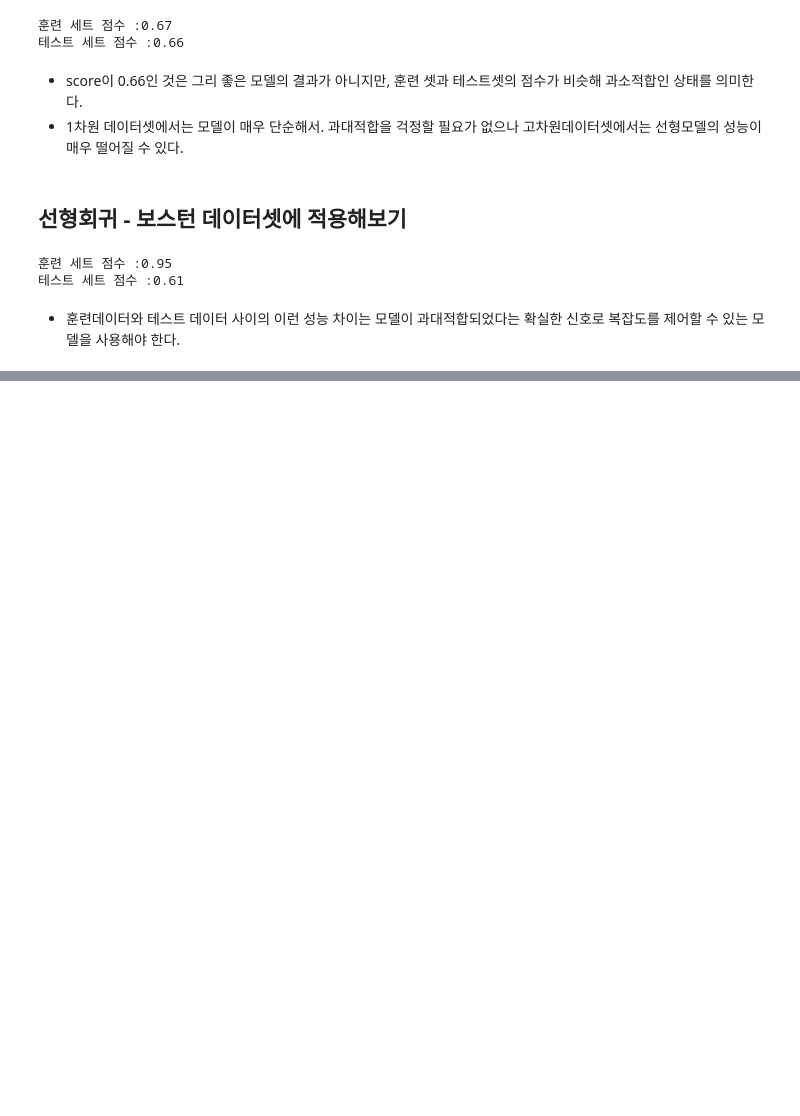
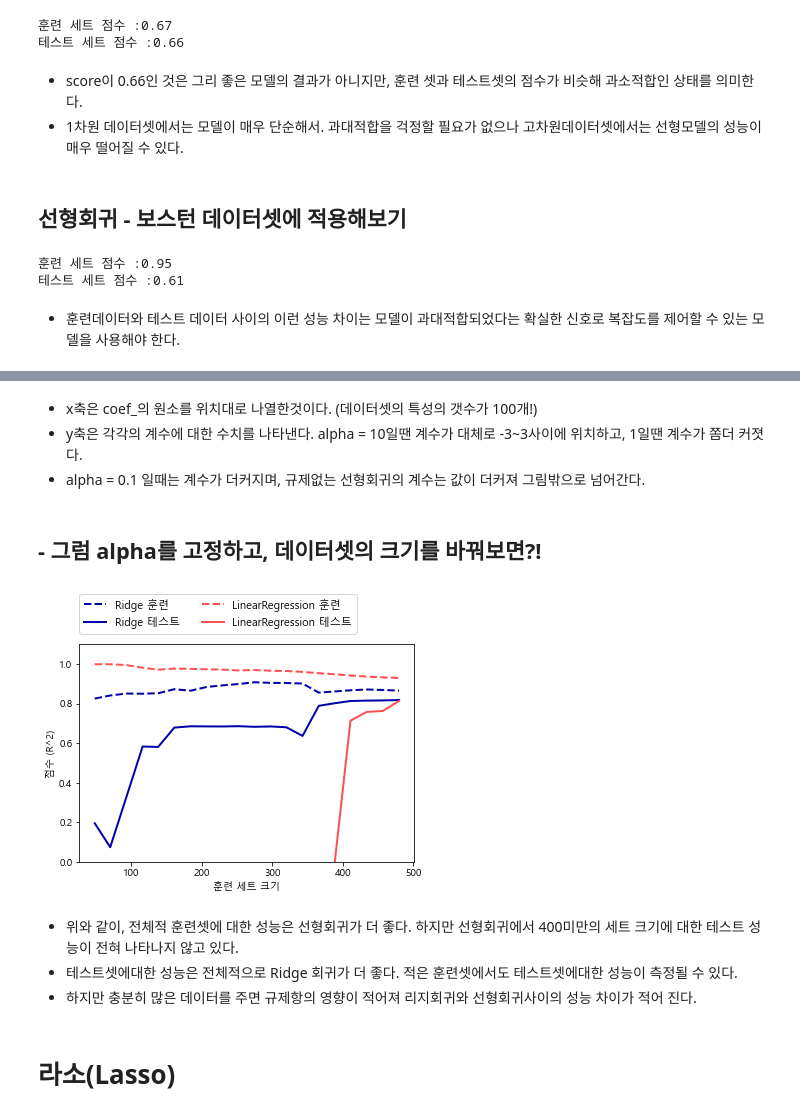
Before and after one commit to pentagram5/Machine_Learning-scikit_learn, a Jupyter notebook: Machine_Learning_02. 지도학습.ipynb, the cells around one changed output, grey strips where cells are left out. Saved outputs shown, nothing was run; the diff lists cells and outputs as text; code cells hidden in the pictures; blank space fills up the shorter version.

```diff
--- a/Machine_Learning_02. 지도학습.ipynb
+++ b/Machine_Learning_02. 지도학습.ipynb
@@ -318,0 +371,16 @@ print('테스트 세트 점수 :{:.2f}'.format(lr.score(X_test, y_test)))
+# %% [markdown]
+* x축은 coef_의 원소를 위치대로 나열한것이다. (데이터셋의 특성의 갯수가 100개!)
+* y축은 각각의 계수에 대한 수치를 나타낸다. alpha = 10일땐 계수가 대체로 -3~3사이에 위치하고, 1일땐 계수가 쫌더 커졋다.
+* alpha = 0.1 일때는 계수가 더커지며, 규제없는 선형회귀의 계수는 값이 더커져 그림밖으로 넘어간다.
+# %% [markdown]
+## - 그럼 alpha를 고정하고, 데이터셋의 크기를 바꿔보면?!
+# %%
+mglearn.plots.plot_ridge_n_samples() # alpha =1 로 적용된 보스턴 주택가격 데이터셋 크기별로 샘플링
+# %% [output]
+[figure, added]
+# %% [markdown]
+* 위와 같이, 전체적 훈련셋에 대한 성능은 선형회귀가 더 좋다. 하지만 선형회귀에서 400미만의 세트 크기에 대한 테스트 성능이 전혀 나타나지 않고 있다.
+* 테스트셋에대한 성능은 전체적으로 Ridge 회귀가 더 좋다. 적은 훈련셋에서도 테스트셋에대한 성능이 측정될 수 있다.
+* 하지만 충분히 많은 데이터를 주면 규제항의 영향이 적어져 리지회귀와 선형회귀사이의 성능 차이가 적어 진다.
+# %% [markdown]
+# 라소(Lasso)
```
Also changed, not shown: parts of 30 cells of this notebook, 2 other files.
